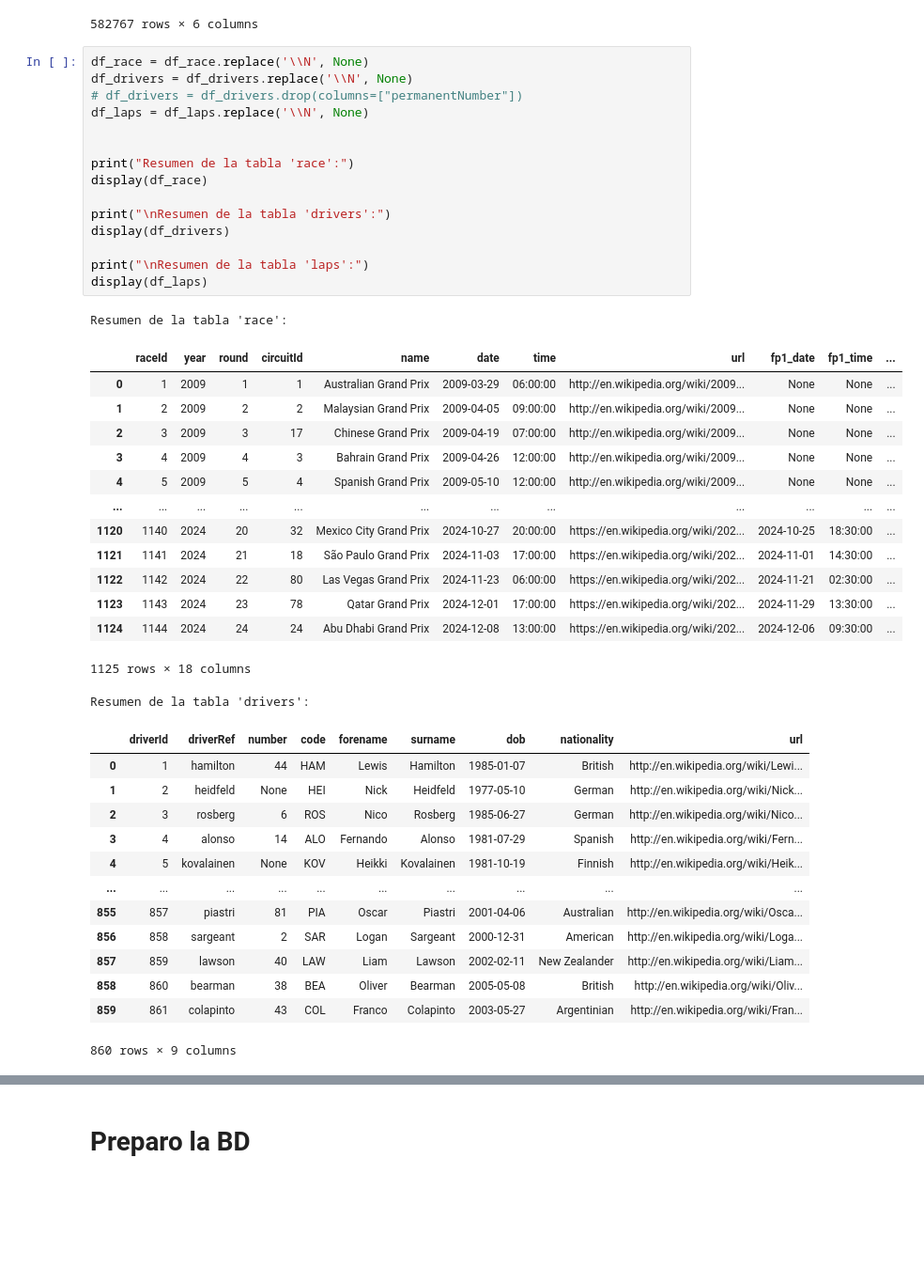
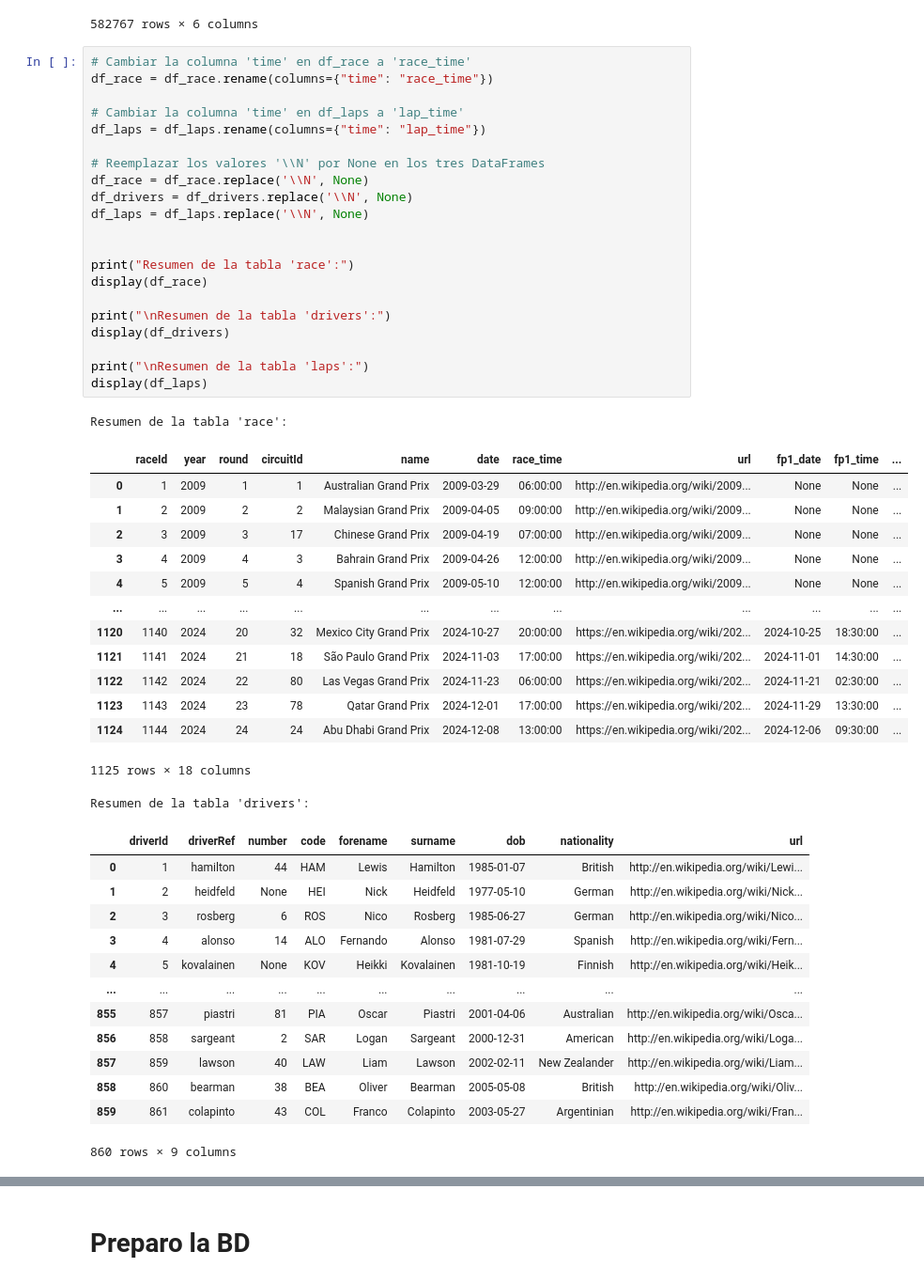
Before and after one commit to hugojigarcia/GESTDB_3, a Jupyter notebook: IngestaDatosEstructurados.ipynb, the cells around one changed output, grey strips where cells are left out. Shown at 94% size. Cells and saved outputs as stored; diff of their text form; blank space fills up the shorter version.

```diff
--- a/IngestaDatosEstructurados.ipynb
+++ b/IngestaDatosEstructurados.ipynb
@@ -123,23 +105,29 @@ Resumen de la tabla 'laps':
 | 582766 | 1138 | 855 | 61 | 15 | 1:38.975 | 98975 |
 582767 rows × 6 columns
 # %%
+# Cambiar la columna 'time' en df_race a 'race_time'
+df_race = df_race.rename(columns={"time": "race_time"})
+
+# Cambiar la columna 'time' en df_laps a 'lap_time'
+df_laps = df_laps.rename(columns={"time": "lap_time"})
+
+# Reemplazar los valores '\\N' por None en los tres DataFrames
 df_race = df_race.replace('\\N', None)
 df_drivers = df_drivers.replace('\\N', None)
-# df_drivers = df_drivers.drop(columns=["permanentNumber"])
 df_laps = df_laps.replace('\\N', None)
 
 
 print("Resumen de la tabla 'race':")
 display(df_race)
 
 print("\nResumen de la tabla 'drivers':")
 display(df_drivers)
 
 print("\nResumen de la tabla 'laps':")
 display(df_laps)
 # %% [output]
 Resumen de la tabla 'race':
-|  | raceId | year | round | circuitId | name | date | time | url | fp1_date | fp1_time | ... |
+|  | raceId | year | round | circuitId | name | date | race_time | url | fp1_date | fp1_time | ... |
 | 0 | 1 | 2009 | 1 | 1 | Australian Grand Prix | 2009-03-29 | 06:00:00 | http://en.wikipedia.org/wiki/2009... | None | None | ... |
 | 1 | 2 | 2009 | 2 | 2 | Malaysian Grand Prix | 2009-04-05 | 09:00:00 | http://en.wikipedia.org/wiki/2009... | None | None | ... |
 | 2 | 3 | 2009 | 3 | 17 | Chinese Grand Prix | 2009-04-19 | 07:00:00 | http://en.wikipedia.org/wiki/2009... | None | None | ... |
```
Also changed, not shown: parts of 7 cells of this notebook, 1 other file.
